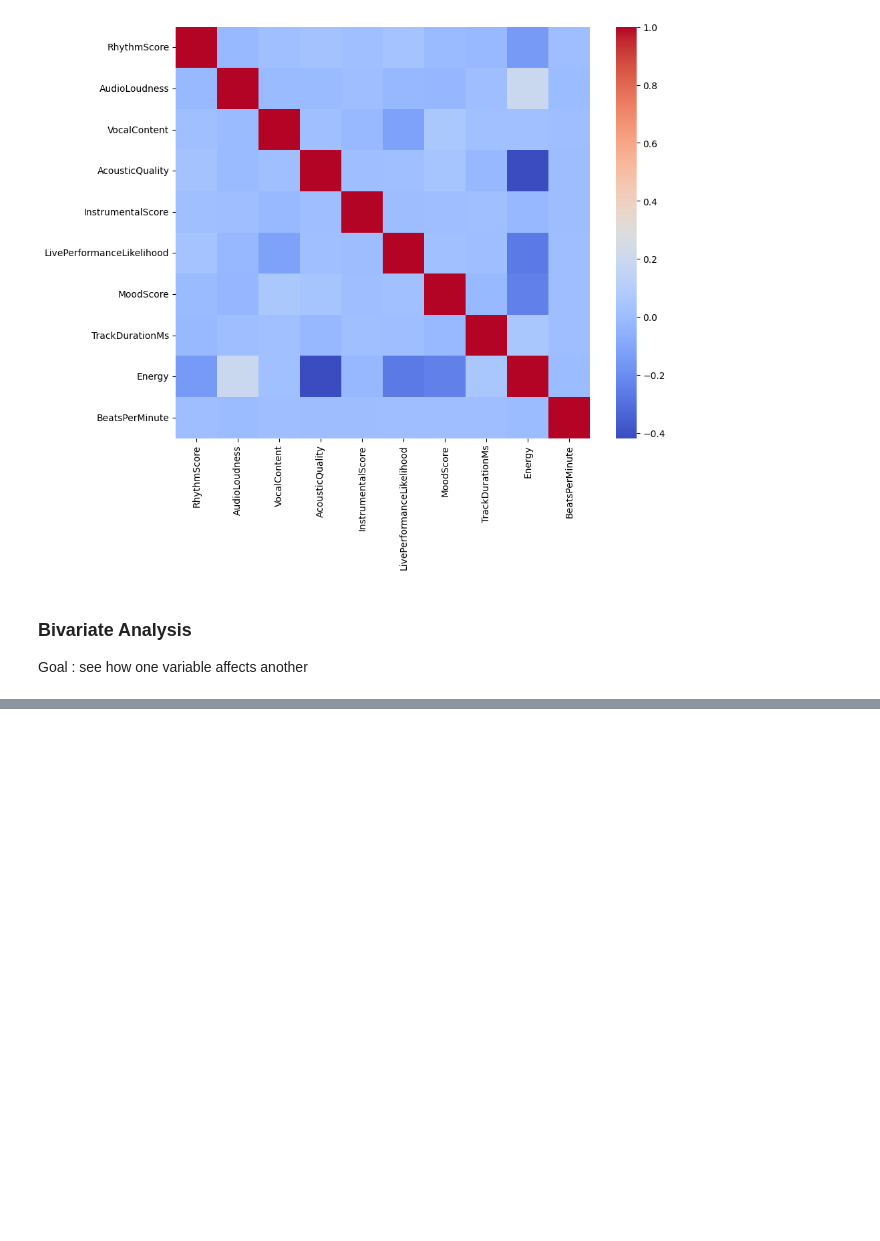
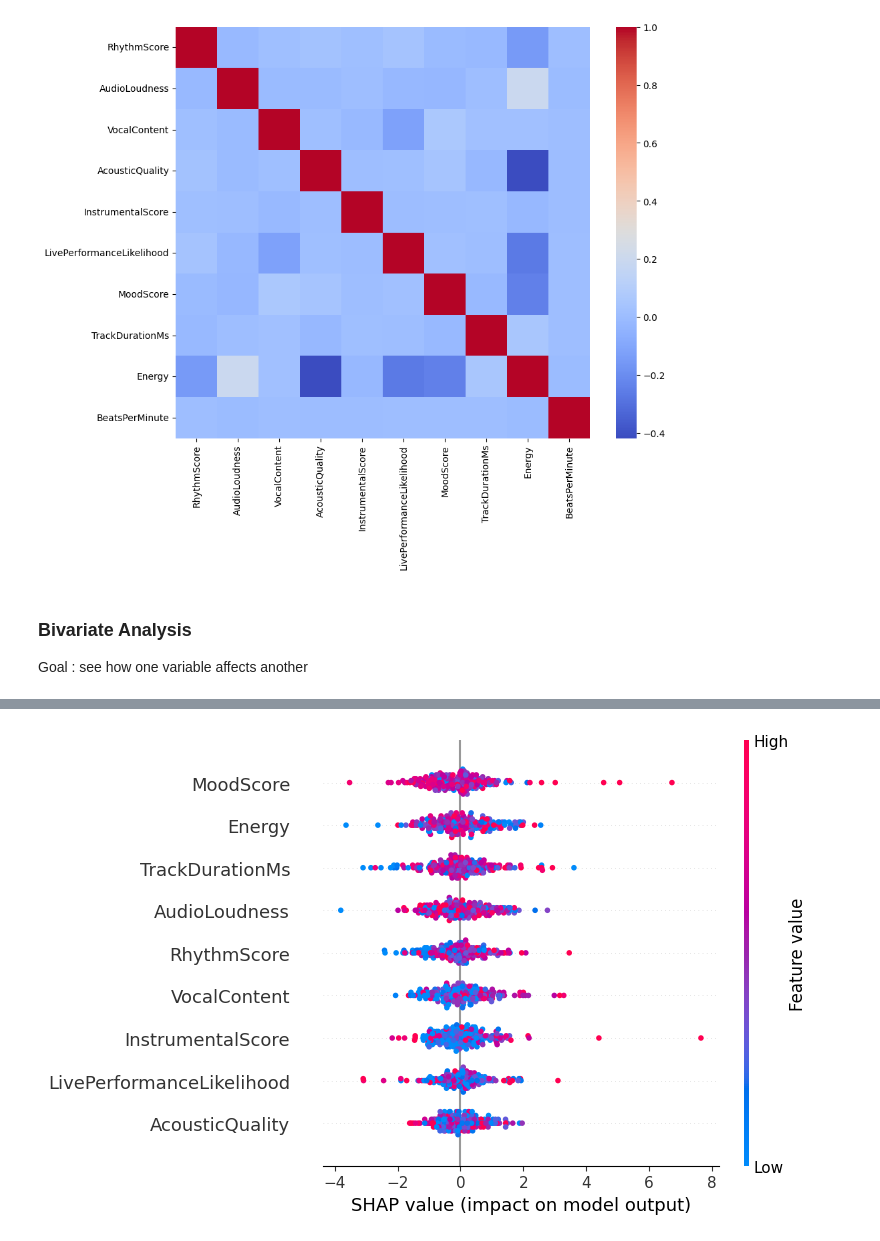
Before and after one commit to Ardacandra/kaggle-playground-series-s5e9, a Jupyter notebook: notebooks/00_eda.ipynb, the cells around one changed output, grey strips where cells are left out. Saved outputs shown, nothing was run; the diff lists cells and outputs as text; code cells hidden in the pictures; blank space fills up the shorter version.

Commit message:
add poc modeling feature importances

```diff
--- a/notebooks/00_eda.ipynb
+++ b/notebooks/00_eda.ipynb
@@ -313,0 +324,9 @@ Energy x MoodScore
+# %%
+#for POC, sample a portion of the original data for faster iteration
+df = df_train.sample(frac=0.10, random_state=1)
+
+X = df.drop(columns=['id', 'BeatsPerMinute'])
+y = df['BeatsPerMinute']
+X_train, X_test, y_train, y_test = train_test_split(X, y, test_size=0.2, random_state=1)
+print(X_train.shape)
+print(X_test.shape)
@@ -313,0 +336,4 @@ Energy x MoodScore
+# %%
+#train a quick Random Forest model to get an idea of feature importances
+model = RandomForestRegressor(n_estimators=100, random_state=1)
+model.fit(X_train, y_train)
@@ -313,0 +362,8 @@ Energy x MoodScore
+# %%
+#Checking SHAP values
+explainer = shap.TreeExplainer(model)
+X_test_sample = X_test.sample(200) #sample for speed
+shap_values = explainer(X_test_sample)
+shap.summary_plot(shap_values, features=X_test_sample, feature_names=X_test_sample.columns)
+# %% [output]
+[figure, added]
```
Also changed, not shown: parts of 9 cells of this notebook.
